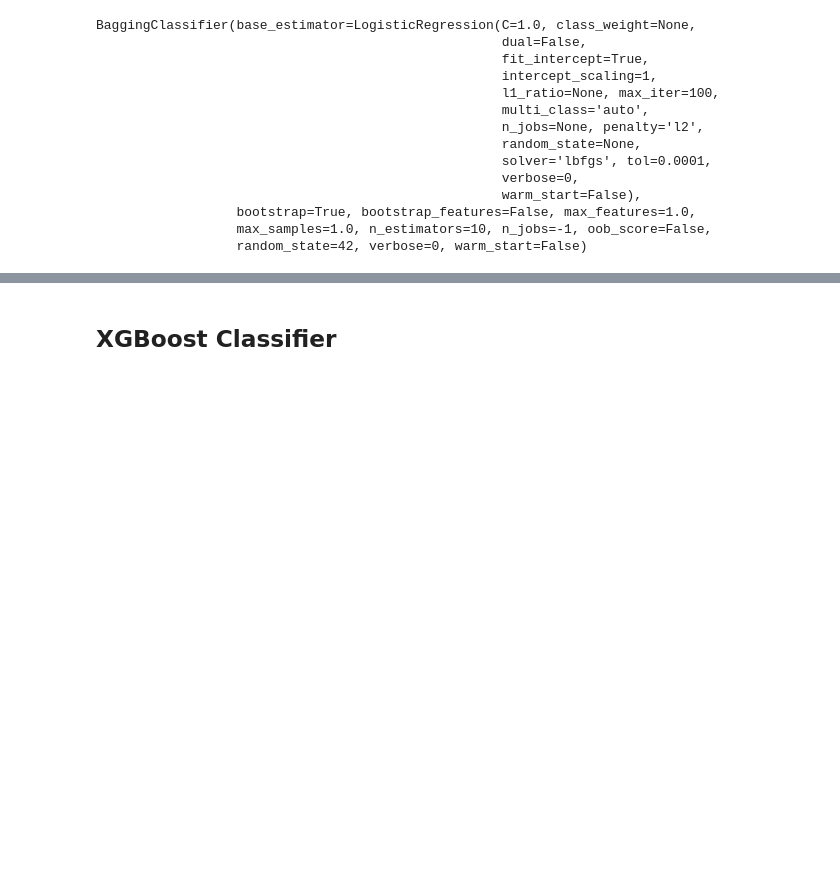
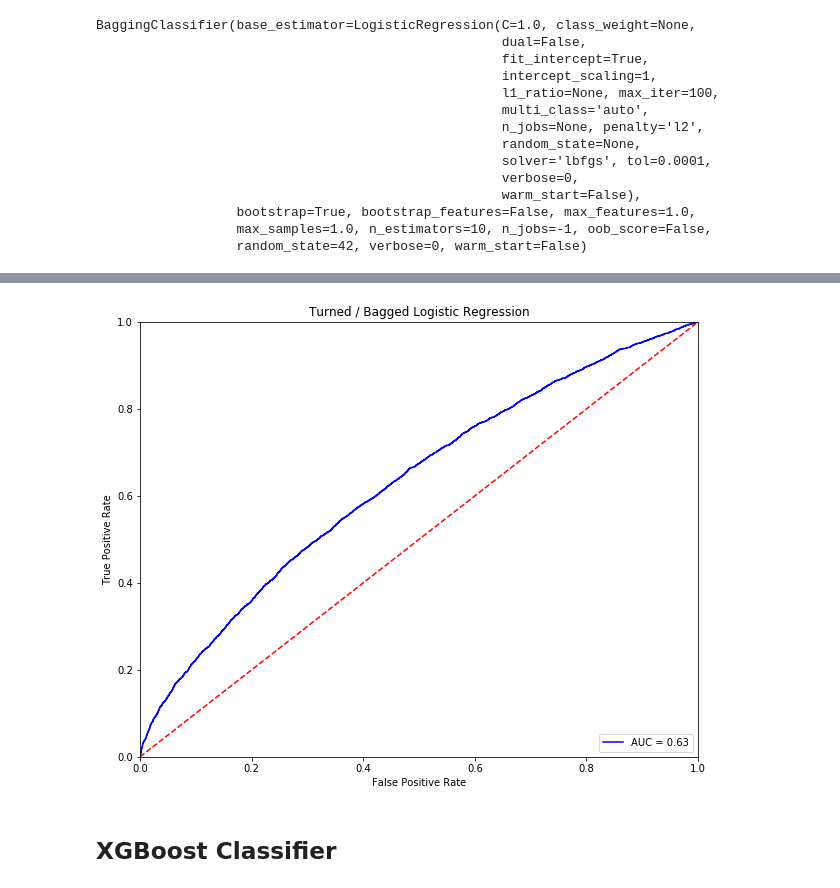
Before and after one commit to rchoi2/Diabetes-Readmission-Classifier, a Jupyter notebook: Diabetes_Classification_EDA.ipynb, the cells around one changed output, grey strips where cells are left out. Cells and saved outputs as stored; diff of their text form; code cells hidden in the pictures; blank space fills up the shorter version.

```diff
--- a/Diabetes_Classification_EDA.ipynb
+++ b/Diabetes_Classification_EDA.ipynb
@@ -364,0 +316,10 @@ plot_roc_curve(lr_bagger, "Logistic Regression + Bagging ROC Curve")
+# %%
+from sklearn.model_selection import GridSearchCV
+
+param_grid = {'n_estimators':list(range(10,50,5)),
+               'max_features':[0.4,0.5,0.6,0.7,0.8]}
+
+lr_bagger_grid = GridSearchCV(lr_bagger, param_grid=param_grid, n_jobs=-1,
+                              scoring='roc_auc', verbose=1)
+
+lr_bagger_grid.fit(X_train_res, y_train_res)
@@ -365,3 +349,11 @@ plot_roc_curve(lr_bagger, "Logistic Regression + Bagging ROC Curve")
+# %%
+lr_bagger_grid.best_params_
+
+grid_lr_bagger = lr_bagger_grid.best_estimator_
+# %%
+plot_roc_curve(grid_lr_bagger,'Turned / Bagged Logistic Regression')
+# %% [output]
+[figure, added]
 # %% [markdown]
 ## XGBoost Classifier
 # %%
```
Also changed, not shown: parts of 37 cells of this notebook.
